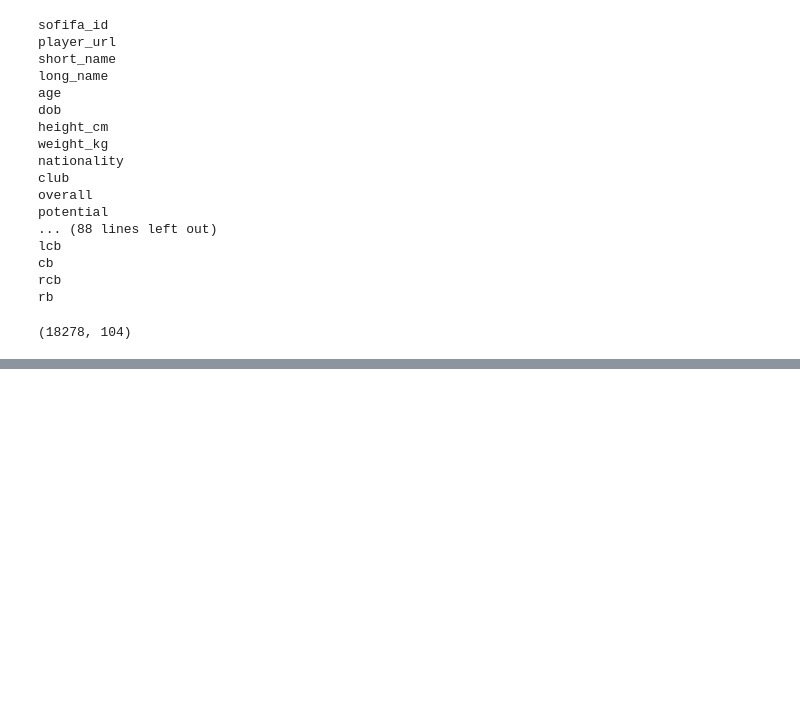
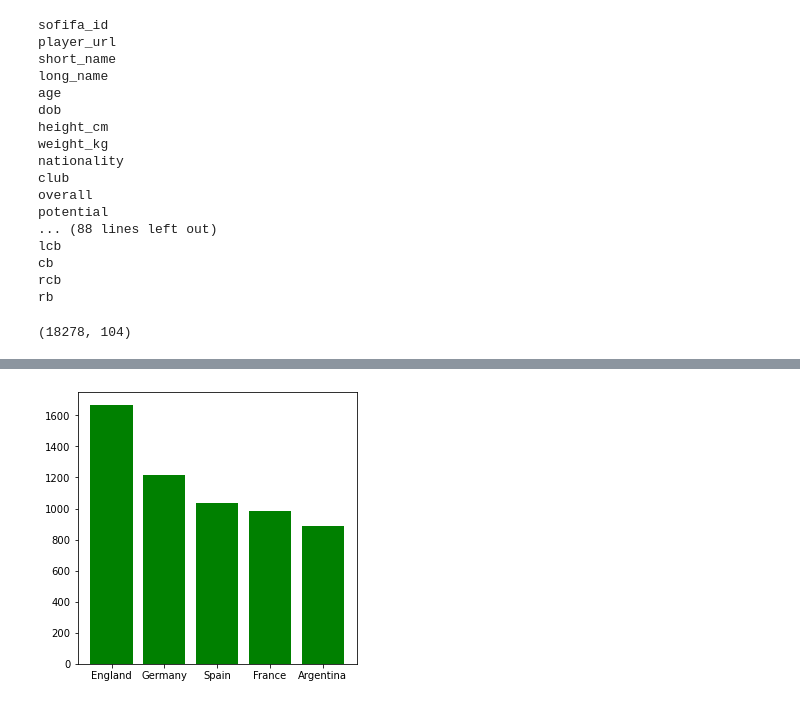
Before and after one commit to imamahasane/Data_Analysis_Practices, a Jupyter notebook: FIFA_Data_Analysis/FIFA_Data.ipynb, the cells around one changed output, grey strips where cells are left out. Drawn from its saved outputs; the diff is of its cells as text; code cells hidden in the pictures; blank space fills up the shorter version.

```diff
--- a/FIFA_Data_Analysis/FIFA_Data.ipynb
+++ b/FIFA_Data_Analysis/FIFA_Data.ipynb
@@ -77,0 +108,6 @@ Name: nationality, Length: 162, dtype: int64
+# %%
+plt.figure(figsize=(5, 5))
+plt.bar(country, number, color = 'g')
+plt.show()
+# %% [output]
+[figure, added]
```
Also changed, not shown: parts of 22 cells of this notebook.
